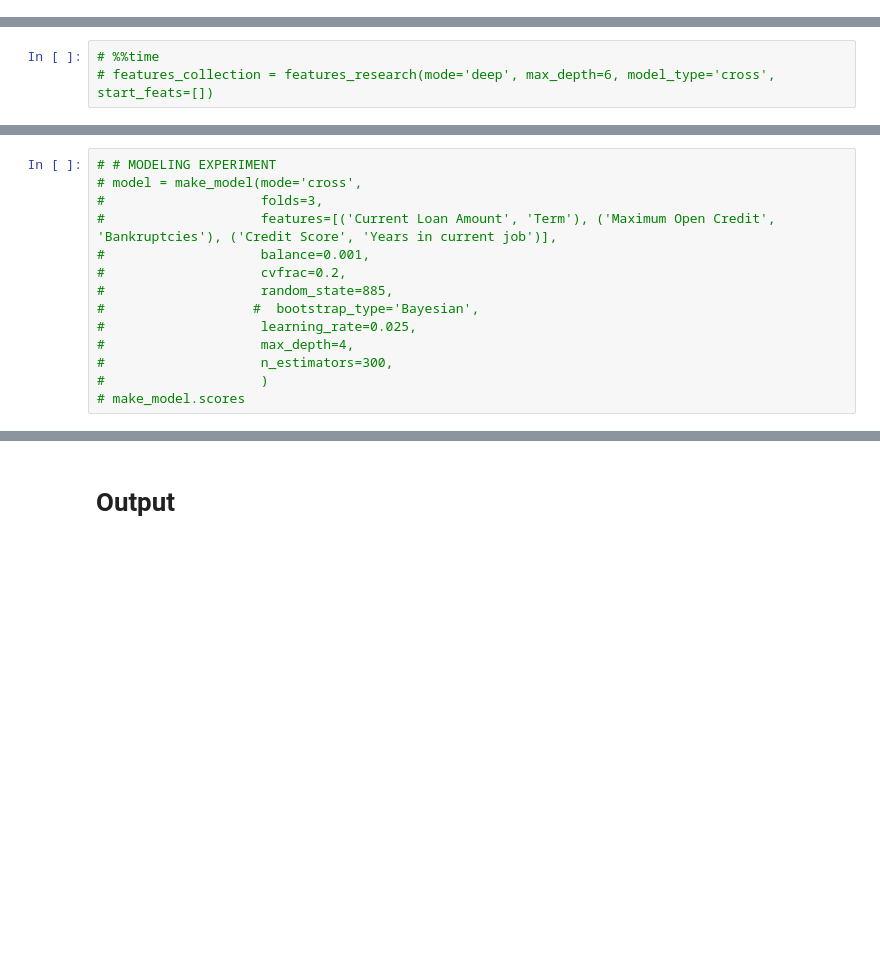
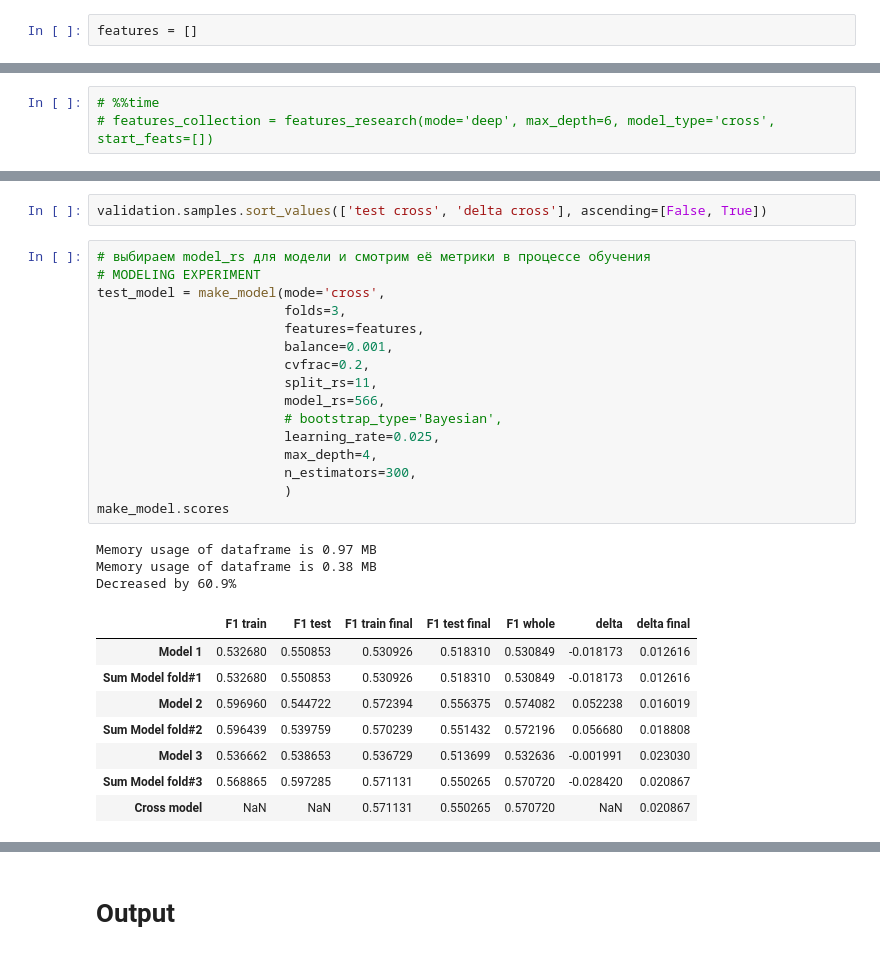
Before and after one commit to j2cry/gb_ds1_real_predict, a Jupyter notebook: MirzoianPeter_solution.ipynb, the cells around one changed output, grey strips where cells are left out. Drawn from its saved outputs; the diff is of its cells as text; blank space fills up the shorter version.

```diff
--- a/MirzoianPeter_solution.ipynb
+++ b/MirzoianPeter_solution.ipynb
@@ -1099,2 +1178,4 @@ def diff_seed_validation(**params):
+# %%
+features = []
 # %%
 # %%time
@@ -1105,14 +1217,30 @@ def diff_seed_validation(**params):
+# %%
+validation.samples.sort_values(['test cross', 'delta cross'], ascending=[False, True])
 # %%
-# # MODELING EXPERIMENT
-# model = make_model(mode='cross',
-#                    folds=3,
-#                    features=[('Current Loan Amount', 'Term'), ('Maximum Open Credit', 'Bankruptcies'), ('Credit Score', 'Years in current job')],
-#                    balance=0.001,
-#                    cvfrac=0.2,
-#                    random_state=885,
-#                   #  bootstrap_type='Bayesian',
-#                    learning_rate=0.025,
-#                    max_depth=4,
-#                    n_estimators=300,
-#                    )
-# make_model.scores
+# выбираем model_rs для модели и смотрим её метрики в процессе обучения
+# MODELING EXPERIMENT
+test_model = make_model(mode='cross',
+                        folds=3,
+                        features=features,
+                        balance=0.001,
+                        cvfrac=0.2,
+                        split_rs=11,
+                        model_rs=566,
+                        # bootstrap_type='Bayesian',
+                        learning_rate=0.025,
+                        max_depth=4,
+                        n_estimators=300,
+                        )
+make_model.scores
+# %% [output]
+Memory usage of dataframe is 0.97 MB
+Memory usage of dataframe is 0.38 MB
+Decreased by 60.9%
+|  | F1 train | F1 test | F1 train final | F1 test final | F1 whole | delta | delta final |
+| Model 1 | 0.532680 | 0.550853 | 0.530926 | 0.518310 | 0.530849 | -0.018173 | 0.012616 |
+| Sum Model fold#1 | 0.532680 | 0.550853 | 0.530926 | 0.518310 | 0.530849 | -0.018173 | 0.012616 |
+| Model 2 | 0.596960 | 0.544722 | 0.572394 | 0.556375 | 0.574082 | 0.052238 | 0.016019 |
+| Sum Model fold#2 | 0.596439 | 0.539759 | 0.570239 | 0.551432 | 0.572196 | 0.056680 | 0.018808 |
+| Model 3 | 0.536662 | 0.538653 | 0.536729 | 0.513699 | 0.532636 | -0.001991 | 0.023030 |
+| Sum Model fold#3 | 0.568865 | 0.597285 | 0.571131 | 0.550265 | 0.570720 | -0.028420 | 0.020867 |
+| Cross model | NaN | NaN | 0.571131 | 0.550265 | 0.570720 | NaN | 0.020867 |
```
Also changed, not shown: parts of 42 cells of this notebook.
